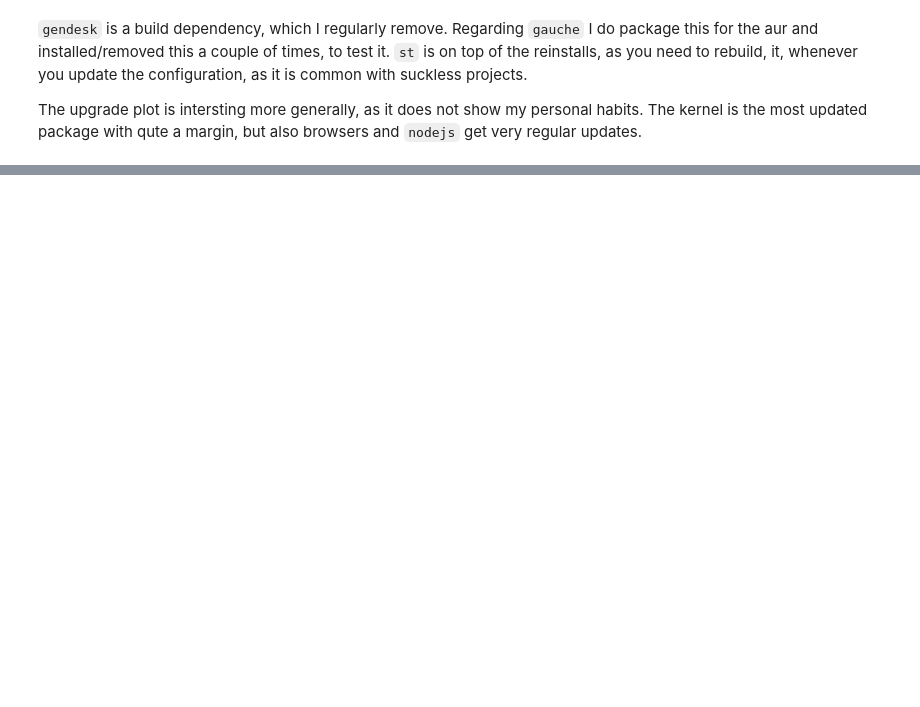
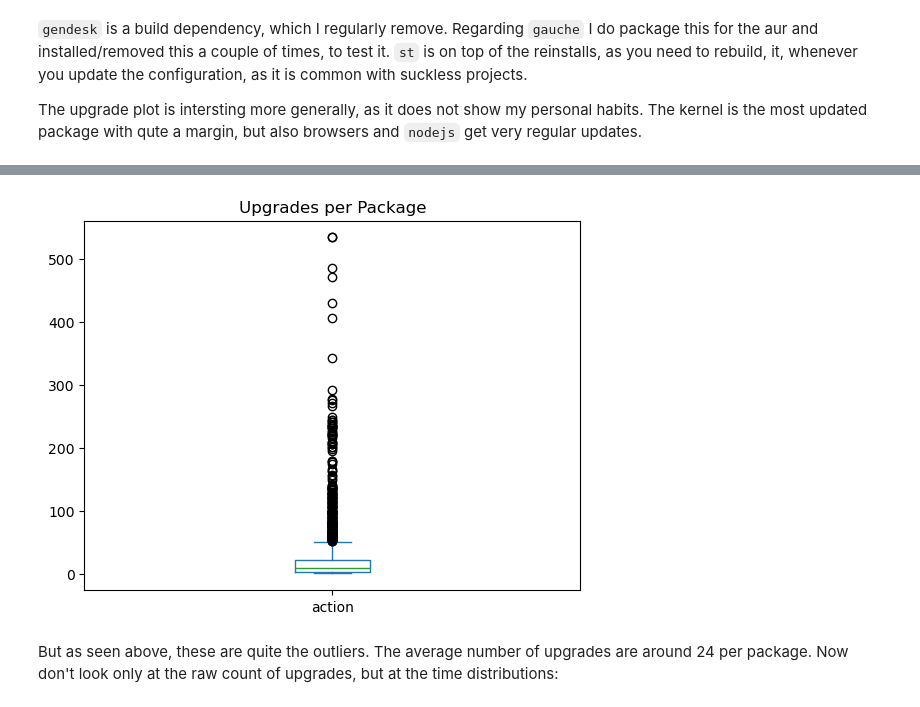
Before and after one commit to fbrosda/paclog, a Jupyter notebook: paclog.ipynb, the cells around one changed output, grey strips where cells are left out. Drawn from its saved outputs; the diff is of its cells as text; code cells hidden in the pictures; blank space fills up the shorter version.

```diff
--- a/paclog.ipynb
+++ b/paclog.ipynb
@@ -116,3 +116,7 @@ plt.tight_layout()
 `gendesk` is a build dependency, which I regularly remove.  Regarding `gauche` I do package this for the aur and installed/removed this a couple of times, to test it.  `st` is on top of the reinstalls, as you need to rebuild, it, whenever you update the configuration, as it is common with suckless projects.
 
 The upgrade plot is intersting more generally, as it does not show my personal habits.  The kernel is the most updated package with qute a margin, but also browsers and `nodejs` get very regular updates.
+# %%
+upgrade_df = df["upgraded" == df["action"]]
+upgrade_count = upgrade_df.groupby("package")["action"].count()
+upgrade_count.describe()
@@ -118,0 +133,7 @@ The upgrade plot is intersting more generally, as it does not show my personal h
+# %%
+upgrade_count.plot.box()
+plt.title("Upgrades per Package");
+# %% [output]
+[figure, added]
+# %% [markdown]
+But as seen above, these are quite the outliers.  The average number of upgrades are around 24 per package. Now don't look only at the raw count of upgrades, but at the time distributions:
```
Also changed, not shown: parts of 15 cells of this notebook, 1 other file.
